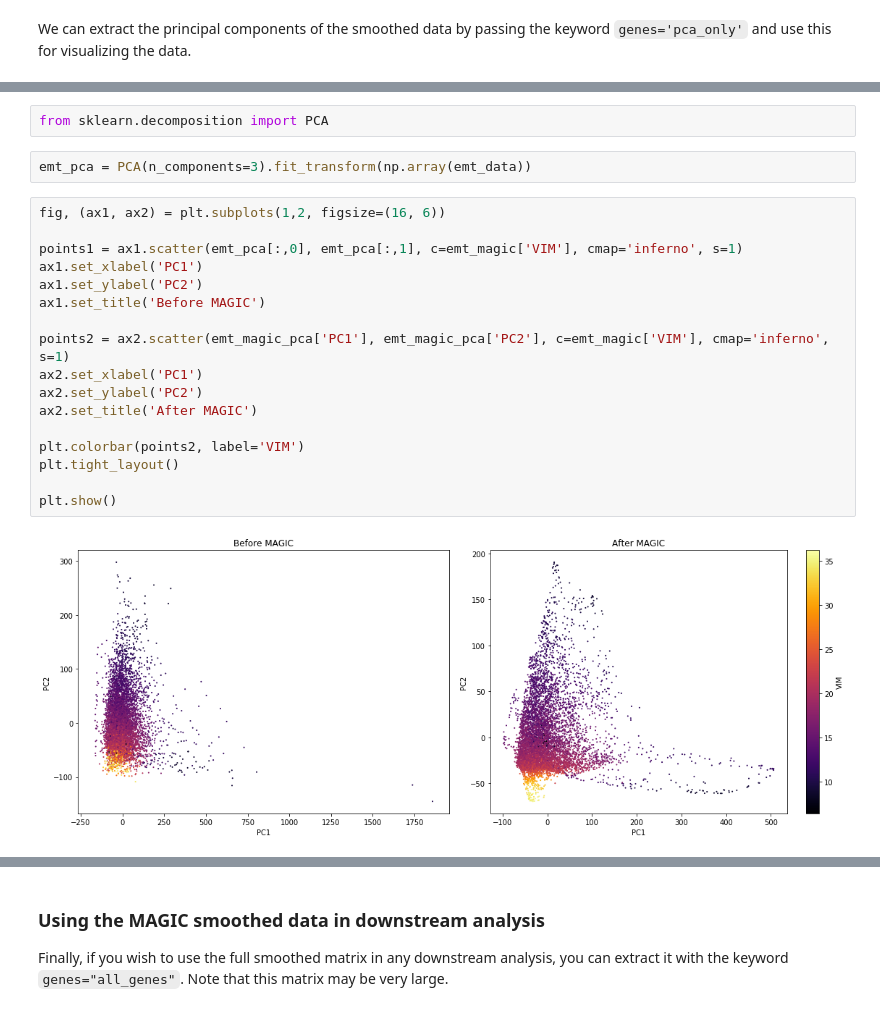
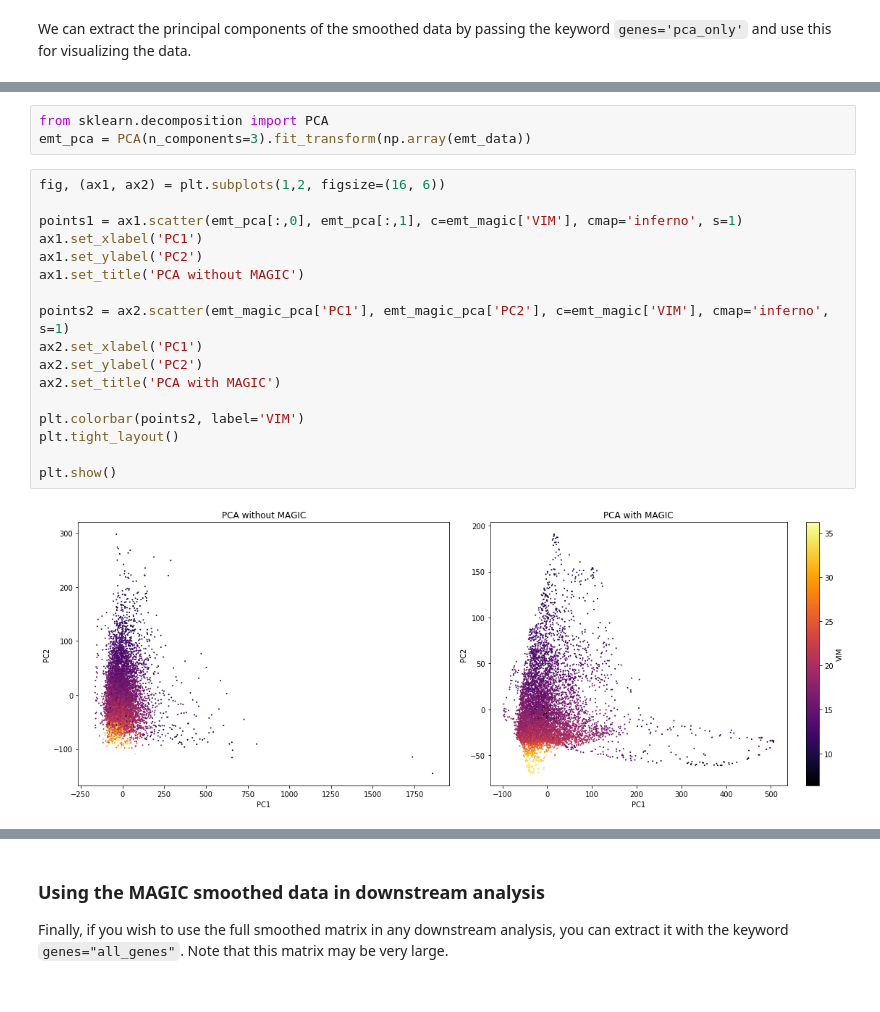
Before and after one commit to KrishnaswamyLab/MAGIC, a Jupyter notebook: python/tutorial_notebooks/emt_tutorial.ipynb, the cells around one changed output, grey strips where cells are left out. Cells and saved outputs as stored; diff of their text form.

```diff
--- a/python/tutorial_notebooks/emt_tutorial.ipynb
+++ b/python/tutorial_notebooks/emt_tutorial.ipynb
@@ -253,27 +250,26 @@ emt_magic_pca.head()
 5 rows × 100 columns
 # %%
 from sklearn.decomposition import PCA
+emt_pca = PCA(n_components=3).fit_transform(np.array(emt_data))
-# %%
-emt_pca = PCA(n_components=3).fit_transform(np.array(emt_data))
 # %%
 fig, (ax1, ax2) = plt.subplots(1,2, figsize=(16, 6))
 
 points1 = ax1.scatter(emt_pca[:,0], emt_pca[:,1], c=emt_magic['VIM'], cmap='inferno', s=1)
 ax1.set_xlabel('PC1')
 ax1.set_ylabel('PC2')
-ax1.set_title('Before MAGIC')
+ax1.set_title('PCA without MAGIC')
 
 points2 = ax2.scatter(emt_magic_pca['PC1'], emt_magic_pca['PC2'], c=emt_magic['VIM'], cmap='inferno', s=1)
 ax2.set_xlabel('PC1')
 ax2.set_ylabel('PC2')
-ax2.set_title('After MAGIC')
+ax2.set_title('PCA with MAGIC')
 
 plt.colorbar(points2, label='VIM')
 plt.tight_layout()
 
 plt.show()
 # %% [output]
-[figure, old version]
+[figure, new version]
 # %%
 from mpl_toolkits.mplot3d import Axes3D
 
```
Also changed, not shown: parts of 11 cells of this notebook, 1 other file.
